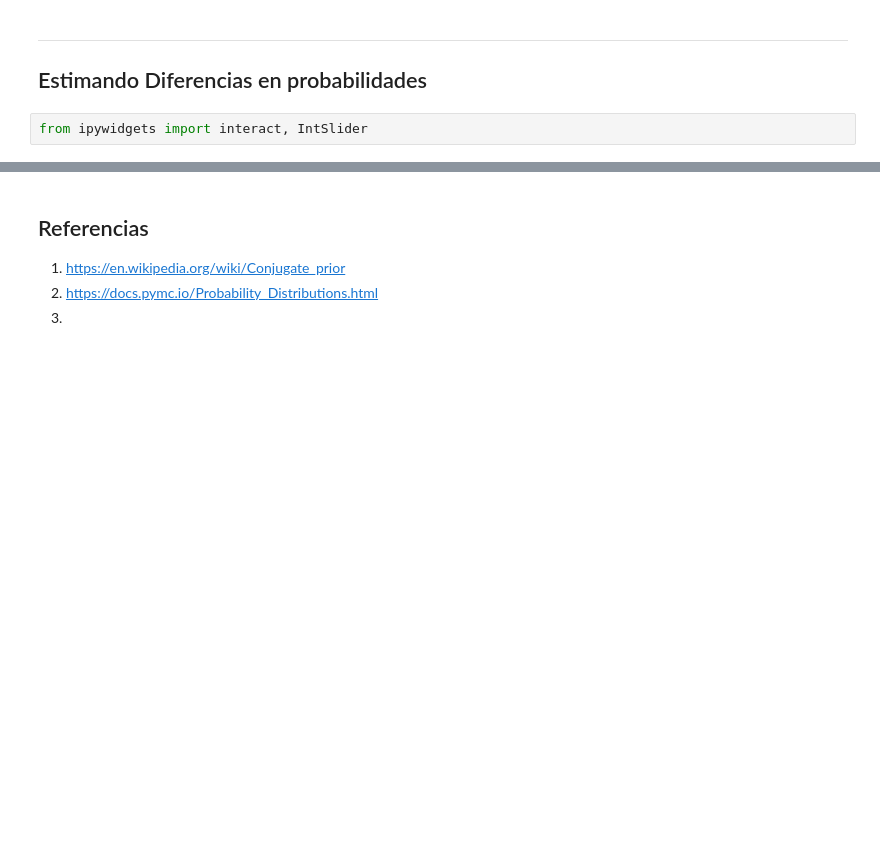
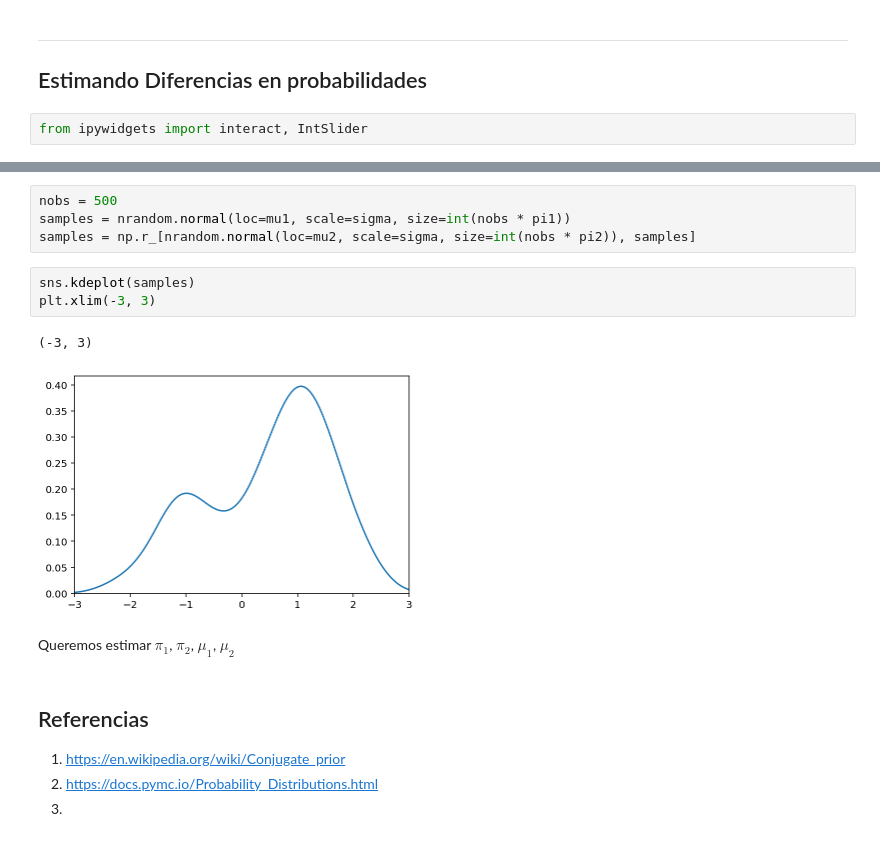
Before and after one commit to ppbto-github/estadistica-probabilidad, a Jupyter notebook: notebooks/bayesian-integration.ipynb, the cells around one changed output, grey strips where cells are left out. Cells and saved outputs as stored; diff of their text form; blank space fills up the shorter version.

```diff
--- a/notebooks/bayesian-integration.ipynb
+++ b/notebooks/bayesian-integration.ipynb
@@ -87,3 +108,15 @@ interactive(children=(IntSlider(value=1, description='obs', step=10), Output()),
+# %%
+nobs = 500
+samples = nrandom.normal(loc=mu1, scale=sigma, size=int(nobs * pi1))
+samples = np.r_[nrandom.normal(loc=mu2, scale=sigma, size=int(nobs * pi2)), samples]
+# %%
+sns.kdeplot(samples)
+plt.xlim(-3, 3)
+# %% [output]
+(-3, 3)
+[figure, added]
+# %% [markdown]
+Queremos estimar $\pi_1$, $\pi_2$, $\mu_1$, $\mu_2$
 # %% [markdown]
 ## Referencias
 
```
Also changed, not shown: parts of 9 cells of this notebook.
